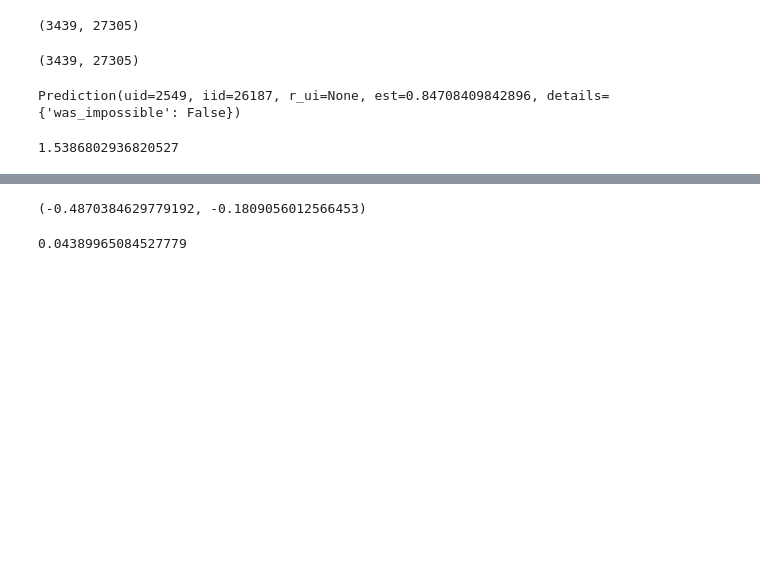
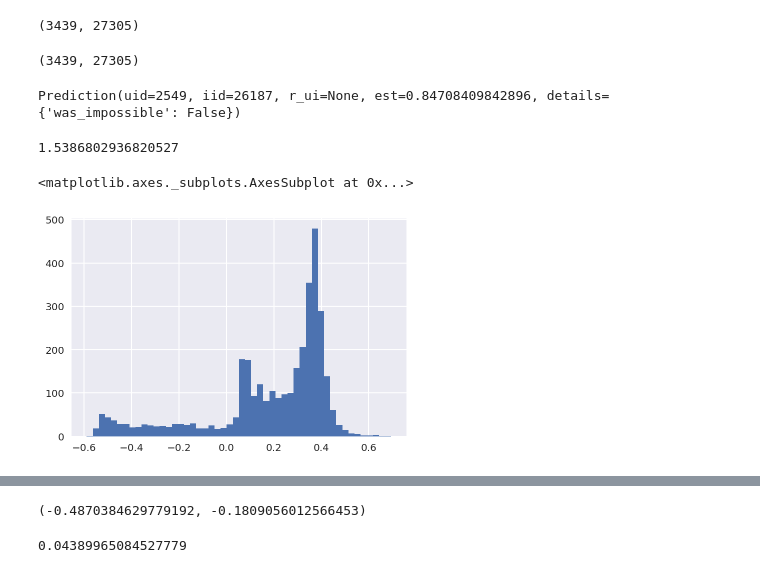
Before and after one commit to Robert-Aduviri/DSG-2018-Qualifiers, a Jupyter notebook: notebooks/robert/RA-16-Matrix-Factorization.ipynb, the cells around one changed output, grey strips where cells are left out. Saved outputs shown, nothing was run; the diff lists cells and outputs as text; code cells hidden in the pictures; blank space fills up the shorter version.

```diff
--- a/notebooks/robert/RA-16-Matrix-Factorization.ipynb
+++ b/notebooks/robert/RA-16-Matrix-Factorization.ipynb
@@ -315,6 +315,6 @@ roc_auc_score(all_g.CustomerInterest, train_preds)
 from surprise import NMF, evaluate, Reader, Dataset
 nmf = NMF(n_factors=15, n_epochs=50, biased=True, verbose=True)
 reader = Reader(rating_scale=(0, 1))
-data   = Dataset.load_from_df(all_g, reader)
+data   = Dataset.load_from_df(all_g.sample(frac=1, random_state=42), reader)
 trainset = data.build_full_trainset()
 # %% [output]
@@ -384,6 +384,6 @@ roc_auc_score(all_g.CustomerInterest, train_preds)
 from surprise import SVD, evaluate, Reader, Dataset
 svd = SVD(n_factors=15, n_epochs=50, biased=True, verbose=True)
 reader = Reader(rating_scale=(0, 1))
-data   = Dataset.load_from_df(all_g, reader)
+data   = Dataset.load_from_df(all_g.sample(frac=1, random_state=42), reader)
 trainset = data.build_full_trainset()
 # %% [output]
@@ -472,3 +472,8 @@ Prediction(uid=2549, iid=26187, r_ui=None, est=0.84708409842896, details={'was_i
 svd.trainset.global_mean
 # %% [output]
 1.5386802936820527
+# %%
+pd.Series(svd.bu).hist(bins=50)
+# %% [output]
+<matplotlib.axes._subplots.AxesSubplot at 0x...>
+[figure, added]
```
Also changed, not shown: parts of 15 cells of this notebook, 2 other files.
